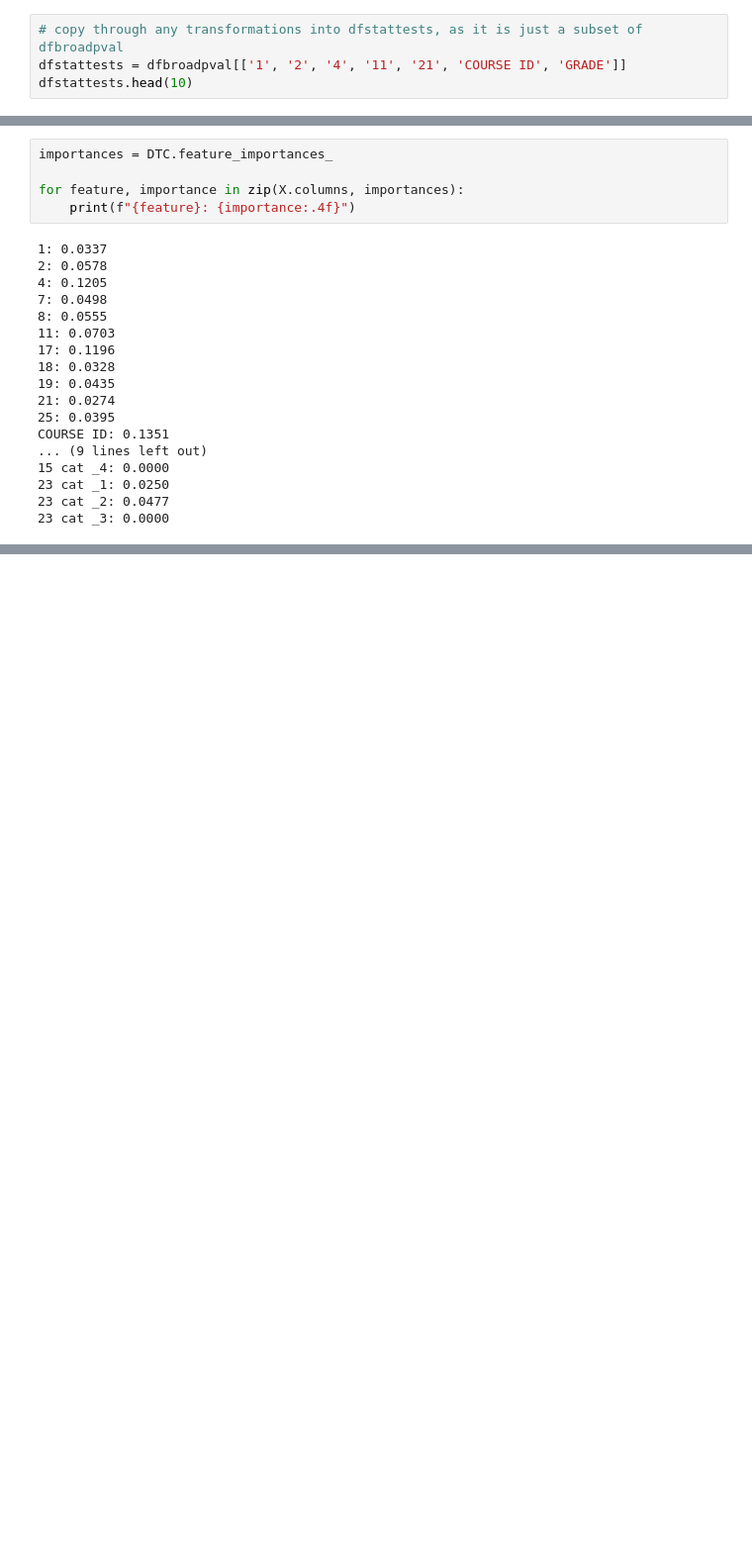
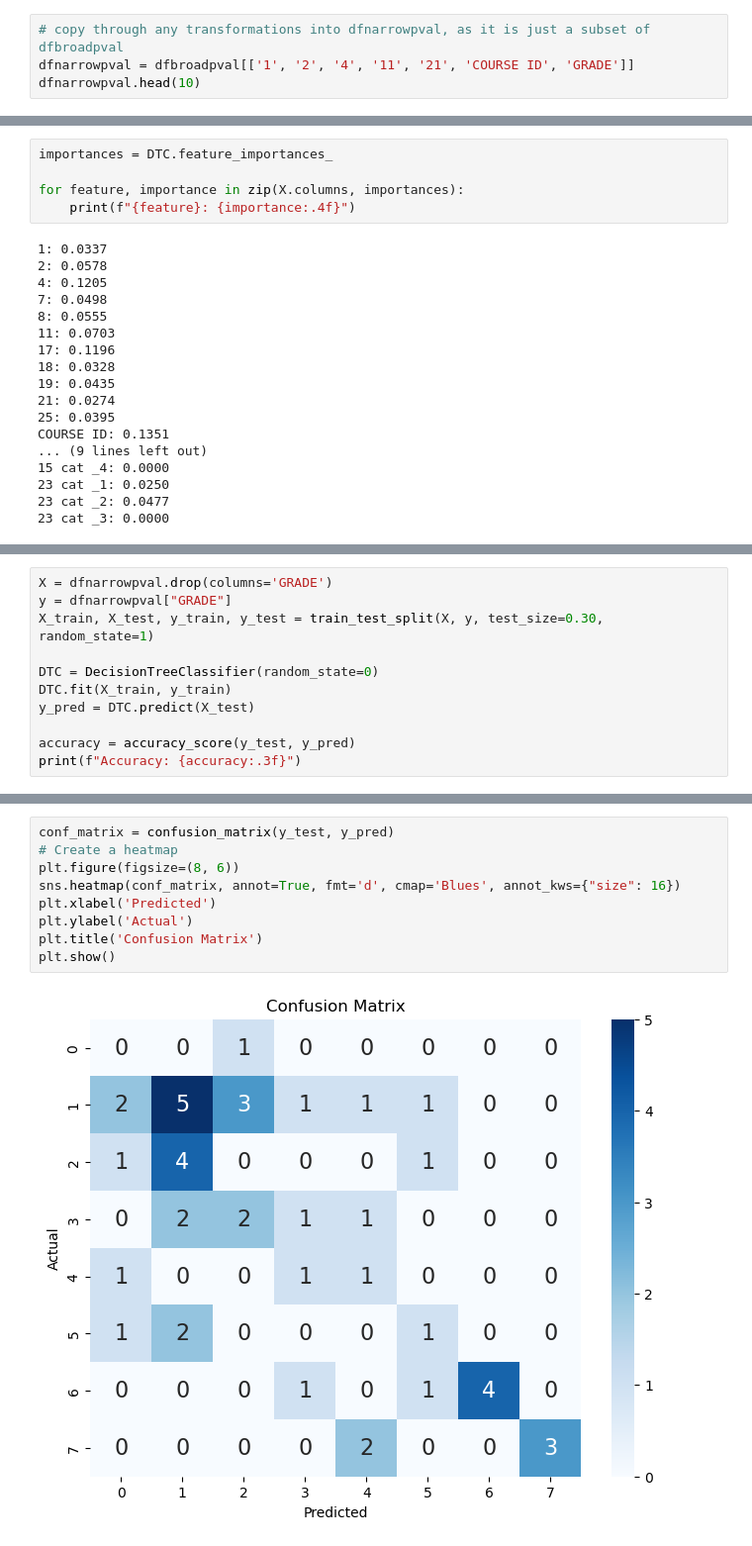
Before and after one commit to milooranm/TraditionalvsCausalAnalytics, a Jupyter notebook: Students.ipynb, the cells around one changed output, grey strips where cells are left out. Shown at 99% size. Cells and saved outputs as stored; diff of their text form; blank space fills up the shorter version.

```diff
--- a/Students.ipynb
+++ b/Students.ipynb
@@ -614,9 +614,9 @@ dfbroadpval.head(10)
 # %% [markdown]
 interpretation of all these columns can be viewed on appendix doc A
 # %%
-# copy through any transformations into dfstattests, as it is just a subset of dfbroadpval
-dfstattests = dfbroadpval[['1', '2', '4', '11', '21', 'COURSE ID', 'GRADE']]
-dfstattests.head(10)
+# copy through any transformations into dfnarrowpval, as it is just a subset of dfbroadpval
+dfnarrowpval = dfbroadpval[['1', '2', '4', '11', '21', 'COURSE ID', 'GRADE']]
+dfnarrowpval.head(10)
 # %% [output]
 |  | 1 | 2 | 4 | 11 | 21 | COURSE ID | GRADE |
 | 0 | 2 | 1 | 3 | 1 | 3 | 1 | 1 |
@@ -712,0 +844,11 @@ Standard Deviation: 0.07031029380514625
+# %%
+X = dfnarrowpval.drop(columns='GRADE')
+y = dfnarrowpval["GRADE"]
+X_train, X_test, y_train, y_test = train_test_split(X, y, test_size=0.30, random_state=1)
+
+DTC = DecisionTreeClassifier(random_state=0)
+DTC.fit(X_train, y_train)
+y_pred = DTC.predict(X_test)
+
+accuracy = accuracy_score(y_test, y_pred)
+print(f"Accuracy: {accuracy:.3f}")
@@ -712,0 +884,11 @@ Standard Deviation: 0.07031029380514625
+# %%
+conf_matrix = confusion_matrix(y_test, y_pred)
+# Create a heatmap
+plt.figure(figsize=(8, 6))
+sns.heatmap(conf_matrix, annot=True, fmt='d', cmap='Blues', annot_kws={"size": 16})
+plt.xlabel('Predicted')
+plt.ylabel('Actual')
+plt.title('Confusion Matrix')
+plt.show()
+# %% [output]
+[figure, added]
```
Also changed, not shown: parts of 57 cells of this notebook.
